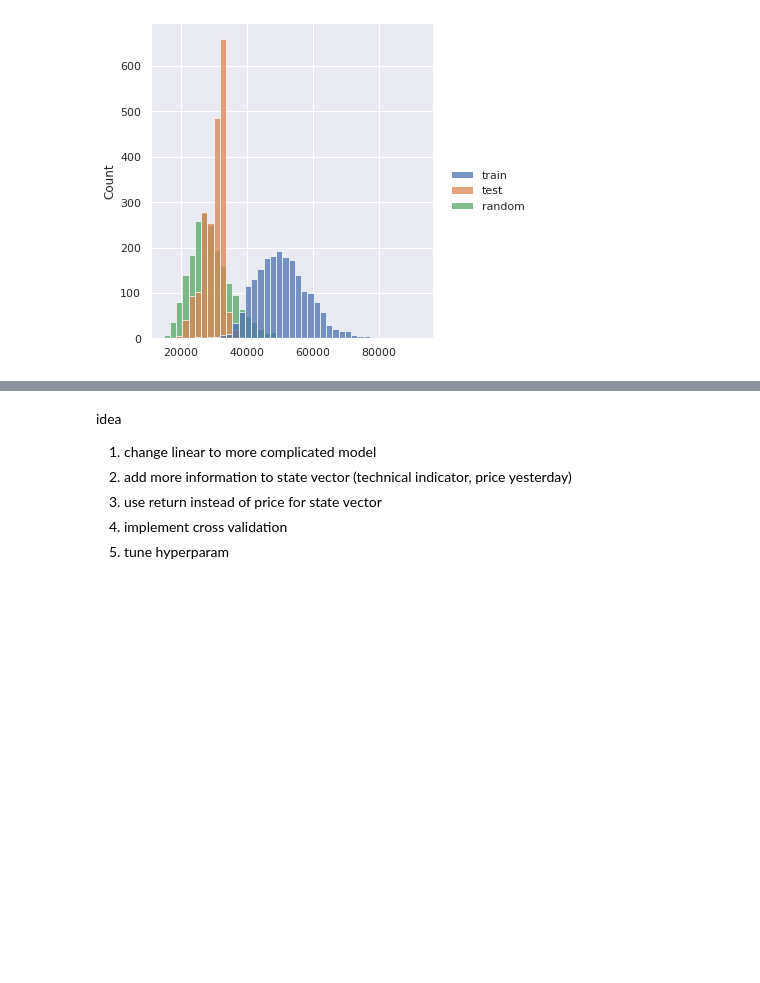
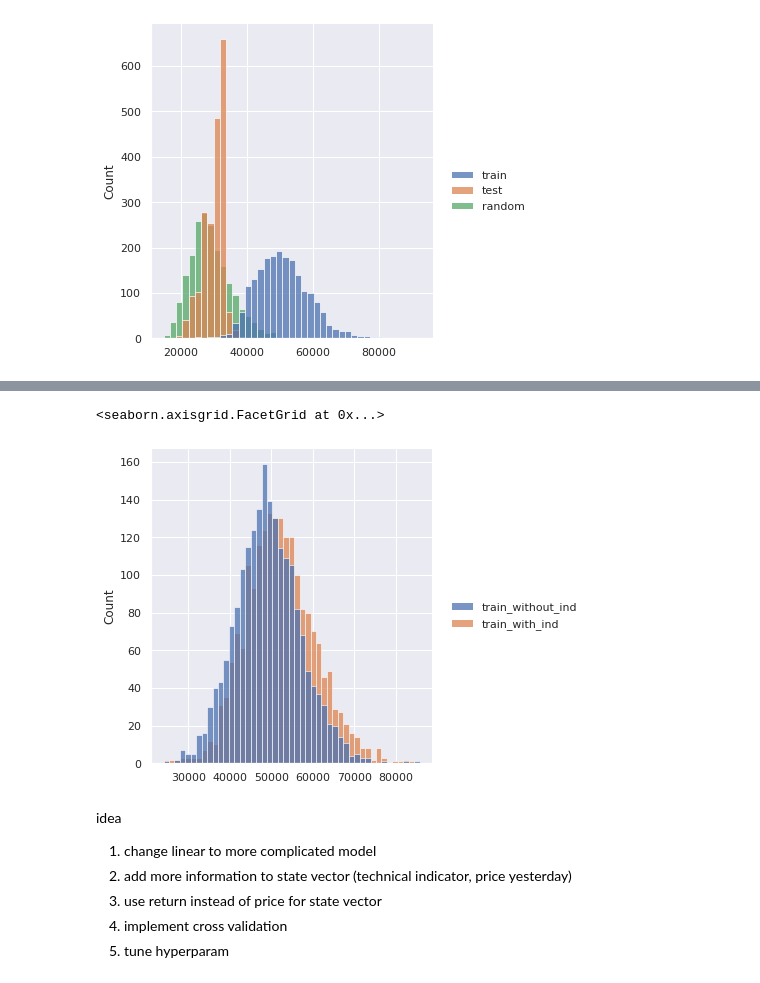
Before and after one commit to waijean/rltradingbot, a Jupyter notebook: results.ipynb, the cells around one changed output, grey strips where cells are left out. Cells and saved outputs as stored; diff of their text form; code cells hidden in the pictures; blank space fills up the shorter version.

```diff
--- a/results.ipynb
+++ b/results.ipynb
@@ -31,3 +46,8 @@ sns.displot(rewards_df)
+# %%
+sns.displot(rewards_df)
+# %% [output]
+<seaborn.axisgrid.FacetGrid at 0x...>
+[figure, added]
 # %% [markdown]
 idea
 
```
Also changed, not shown: parts of 2 cells of this notebook.
